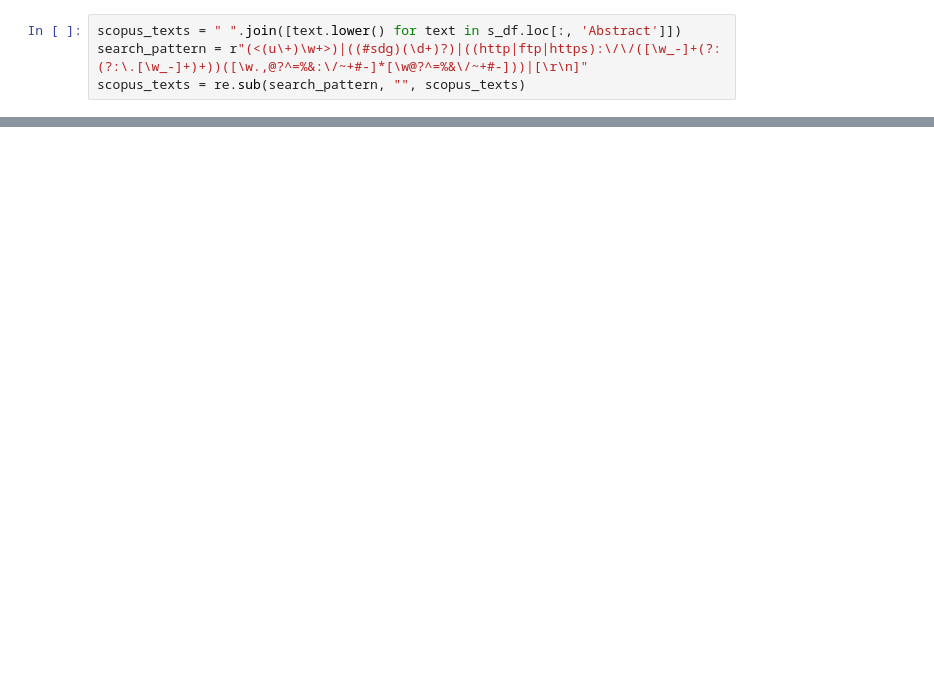
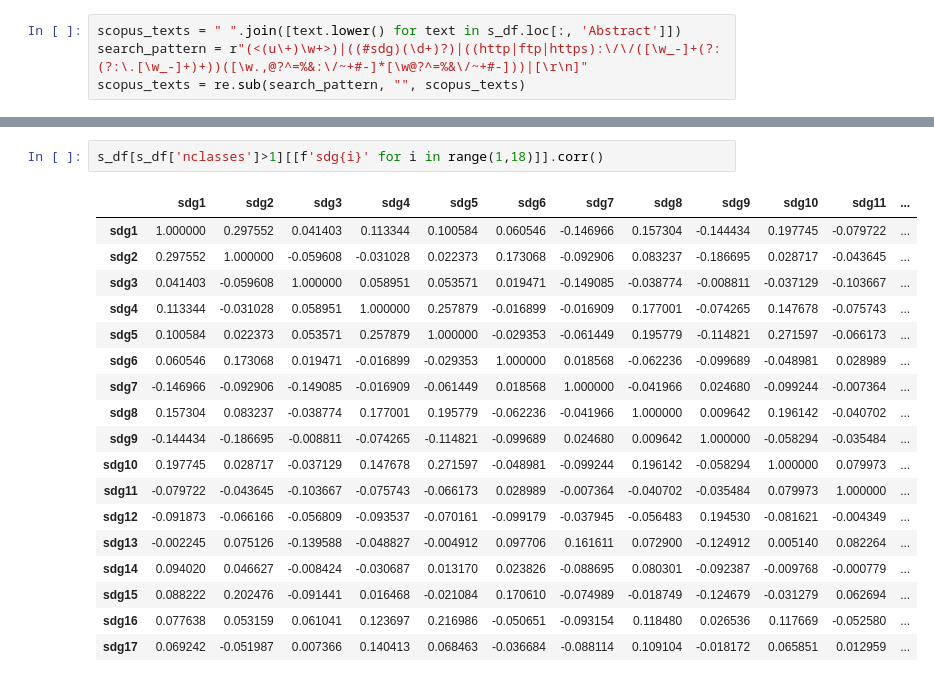
Before and after one commit to Tolsager/SDG_CLF, a Jupyter notebook: EDA/EDA.ipynb, the cells around one changed output, grey strips where cells are left out. Drawn from its saved outputs; the diff is of its cells as text; blank space fills up the shorter version.

```diff
--- a/EDA/EDA.ipynb
+++ b/EDA/EDA.ipynb
@@ -407,3 +392,24 @@ plt.show()
+# %%
+s_df[s_df['nclasses']>1][[f'sdg{i}' for i in range(1,18)]].corr()
+# %% [output]
+|  | sdg1 | sdg2 | sdg3 | sdg4 | sdg5 | sdg6 | sdg7 | sdg8 | sdg9 | sdg10 | sdg11 | ... |
+| sdg1 | 1.000000 | 0.297552 | 0.041403 | 0.113344 | 0.100584 | 0.060546 | -0.146966 | 0.157304 | -0.144434 | 0.197745 | -0.079722 | ... |
+| sdg2 | 0.297552 | 1.000000 | -0.059608 | -0.031028 | 0.022373 | 0.173068 | -0.092906 | 0.083237 | -0.186695 | 0.028717 | -0.043645 | ... |
+| sdg3 | 0.041403 | -0.059608 | 1.000000 | 0.058951 | 0.053571 | 0.019471 | -0.149085 | -0.038774 | -0.008811 | -0.037129 | -0.103667 | ... |
+| sdg4 | 0.113344 | -0.031028 | 0.058951 | 1.000000 | 0.257879 | -0.016899 | -0.016909 | 0.177001 | -0.074265 | 0.147678 | -0.075743 | ... |
+| sdg5 | 0.100584 | 0.022373 | 0.053571 | 0.257879 | 1.000000 | -0.029353 | -0.061449 | 0.195779 | -0.114821 | 0.271597 | -0.066173 | ... |
+| sdg6 | 0.060546 | 0.173068 | 0.019471 | -0.016899 | -0.029353 | 1.000000 | 0.018568 | -0.062236 | -0.099689 | -0.048981 | 0.028989 | ... |
+| sdg7 | -0.146966 | -0.092906 | -0.149085 | -0.016909 | -0.061449 | 0.018568 | 1.000000 | -0.041966 | 0.024680 | -0.099244 | -0.007364 | ... |
+| sdg8 | 0.157304 | 0.083237 | -0.038774 | 0.177001 | 0.195779 | -0.062236 | -0.041966 | 1.000000 | 0.009642 | 0.196142 | -0.040702 | ... |
+| sdg9 | -0.144434 | -0.186695 | -0.008811 | -0.074265 | -0.114821 | -0.099689 | 0.024680 | 0.009642 | 1.000000 | -0.058294 | -0.035484 | ... |
+| sdg10 | 0.197745 | 0.028717 | -0.037129 | 0.147678 | 0.271597 | -0.048981 | -0.099244 | 0.196142 | -0.058294 | 1.000000 | 0.079973 | ... |
+| sdg11 | -0.079722 | -0.043645 | -0.103667 | -0.075743 | -0.066173 | 0.028989 | -0.007364 | -0.040702 | -0.035484 | 0.079973 | 1.000000 | ... |
+| sdg12 | -0.091873 | -0.066166 | -0.056809 | -0.093537 | -0.070161 | -0.099179 | -0.037945 | -0.056483 | 0.194530 | -0.081621 | -0.004349 | ... |
+| sdg13 | -0.002245 | 0.075126 | -0.139588 | -0.048827 | -0.004912 | 0.097706 | 0.161611 | 0.072900 | -0.124912 | 0.005140 | 0.082264 | ... |
+| sdg14 | 0.094020 | 0.046627 | -0.008424 | -0.030687 | 0.013170 | 0.023826 | -0.088695 | 0.080301 | -0.092387 | -0.009768 | -0.000779 | ... |
+| sdg15 | 0.088222 | 0.202476 | -0.091441 | 0.016468 | -0.021084 | 0.170610 | -0.074989 | -0.018749 | -0.124679 | -0.031279 | 0.062694 | ... |
+| sdg16 | 0.077638 | 0.053159 | 0.061041 | 0.123697 | 0.216986 | -0.050651 | -0.093154 | 0.118480 | 0.026536 | 0.117669 | -0.052580 | ... |
+| sdg17 | 0.069242 | -0.051987 | 0.007366 | 0.140413 | 0.068463 | -0.036684 | -0.088114 | 0.109104 | -0.018172 | 0.065851 | 0.012959 | ... |
 # %%
 plt.figure(figsize=(18,15))
 coocc = s_df[s_df['nclasses']>1][[f'sdg{i}' for i in range(1,18)]].corr()
```
Also changed, not shown: parts of 22 cells of this notebook, 3 other files.
